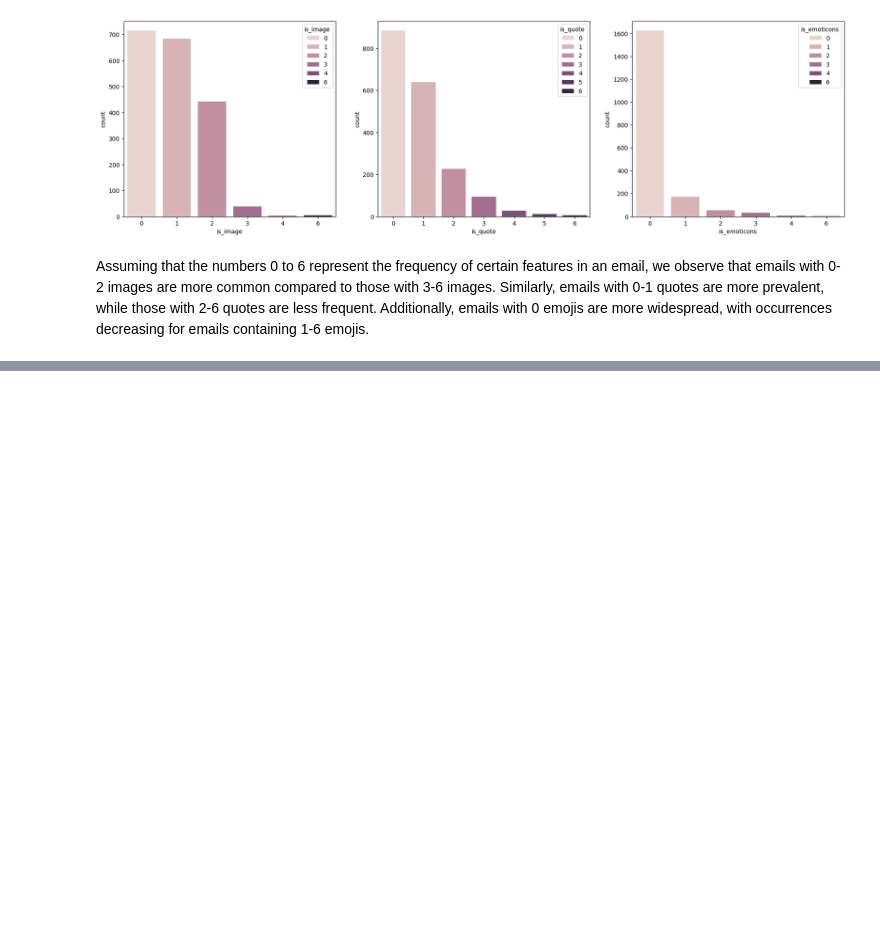
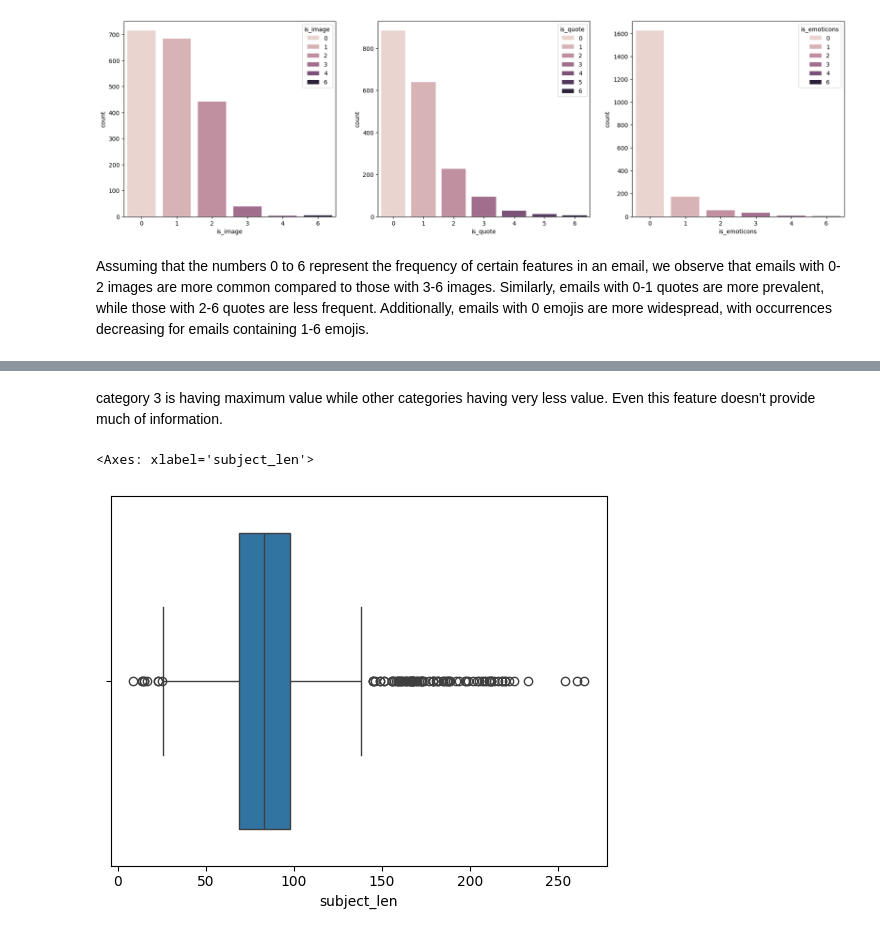
Before and after one commit to Chandra1295/email_CTR_Prediction, a Jupyter notebook: notebook/EDA_Click_Rate.ipynb, the cells around one changed output, grey strips where cells are left out. Saved outputs shown, nothing was run; the diff lists cells and outputs as text; code cells hidden in the pictures; blank space fills up the shorter version.

```diff
--- a/notebook/EDA_Click_Rate.ipynb
+++ b/notebook/EDA_Click_Rate.ipynb
@@ -311,0 +371,9 @@ Assuming that the numbers 0 to 6 represent the frequency of certain features in
+# %% [markdown]
+category 3 is having maximum value while other categories having very less value.
+Even this feature doesn't provide much of information.
+# %%
+# boxplot and find distribution for subject_len
+sns.boxplot(x=df_train['subject_len'])
+# %% [output]
+<Axes: xlabel='subject_len'>
+[figure, added]
```
Also changed, not shown: parts of 37 cells of this notebook, 2 other files.
